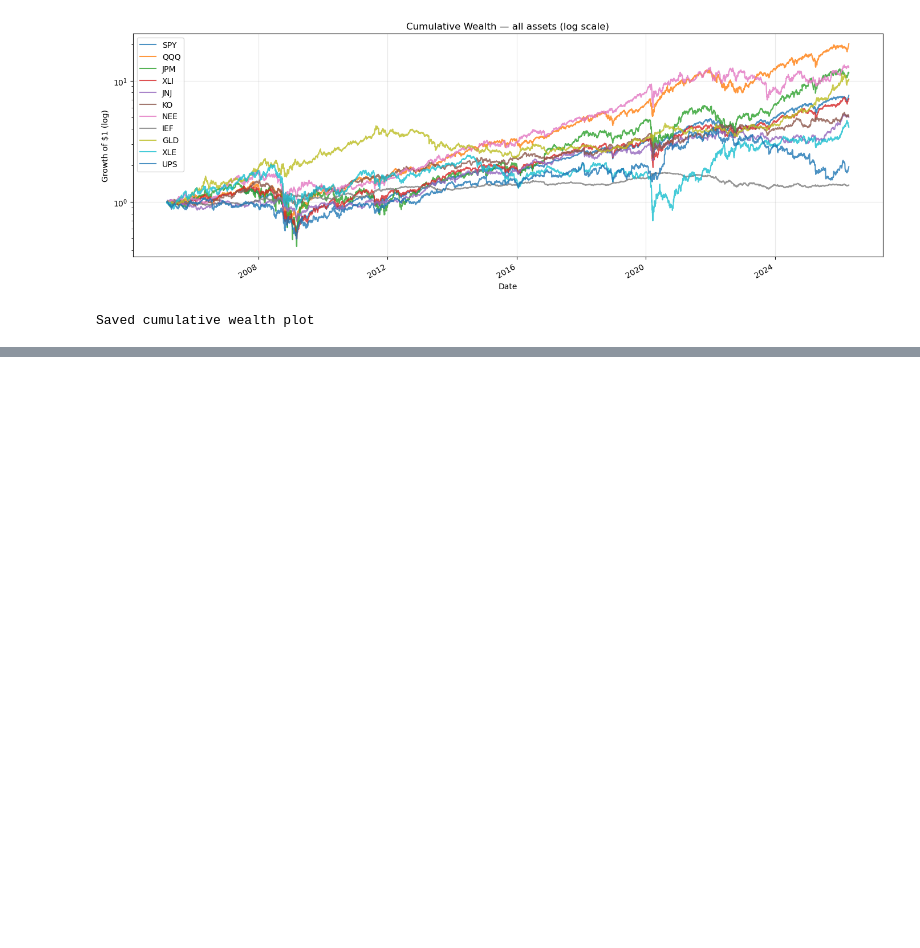
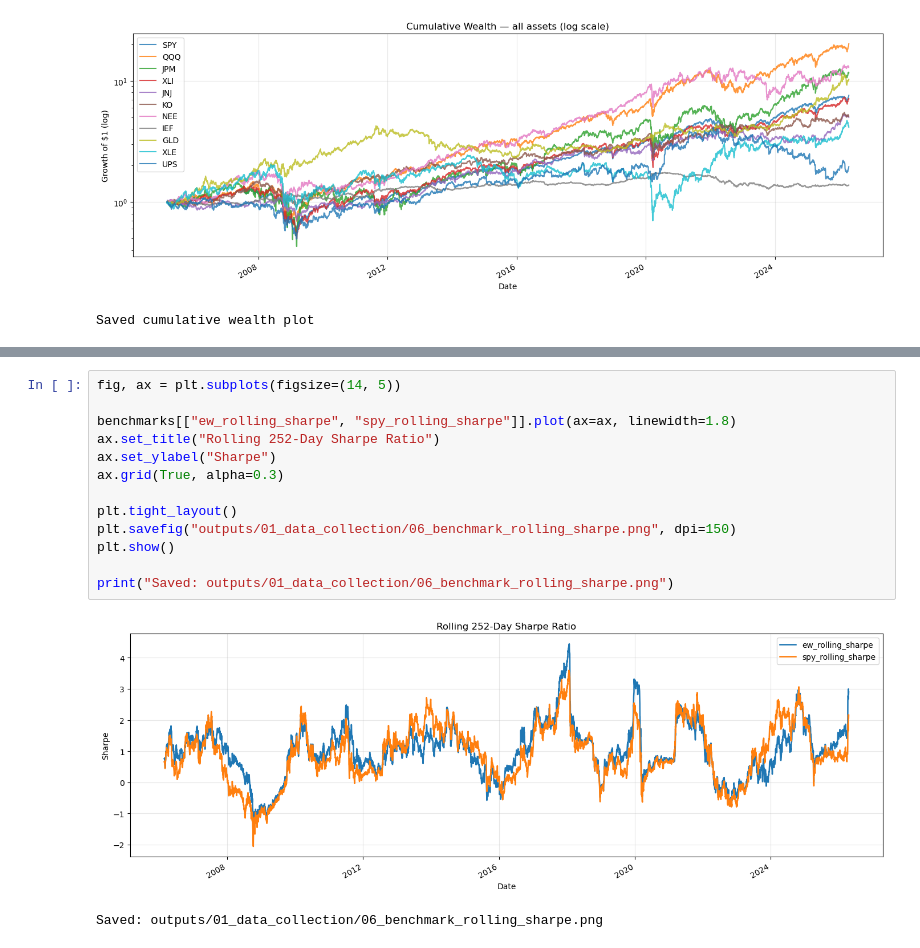
Before and after one commit to GeorgiosLoulakis/Adv-Business-Analytics, a Jupyter notebook: 01_data_collection_and_benchmarks.ipynb, the cells around one changed output, grey strips where cells are left out. Saved outputs shown, nothing was run; the diff lists cells and outputs as text; blank space fills up the shorter version.

```diff
--- a/01_data_collection_and_benchmarks.ipynb
+++ b/01_data_collection_and_benchmarks.ipynb
@@ -532,0 +723,16 @@ Saved cumulative wealth plot
+# %%
+fig, ax = plt.subplots(figsize=(14, 5))
+
+benchmarks[["ew_rolling_sharpe", "spy_rolling_sharpe"]].plot(ax=ax, linewidth=1.8)
+ax.set_title("Rolling 252-Day Sharpe Ratio")
+ax.set_ylabel("Sharpe")
+ax.grid(True, alpha=0.3)
+
+plt.tight_layout()
+plt.savefig("outputs/01_data_collection/06_benchmark_rolling_sharpe.png", dpi=150)
+plt.show()
+
+print("Saved: outputs/01_data_collection/06_benchmark_rolling_sharpe.png")
+# %% [output]
+[figure, added]
+Saved: outputs/01_data_collection/06_benchmark_rolling_sharpe.png
```
Also changed, not shown: parts of 10 cells of this notebook.
